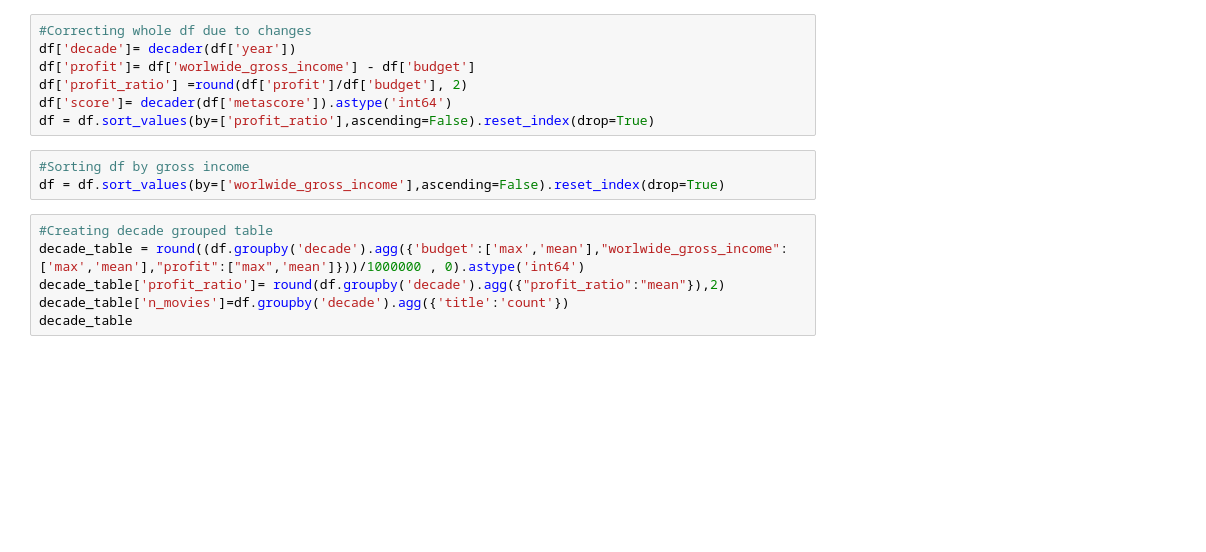
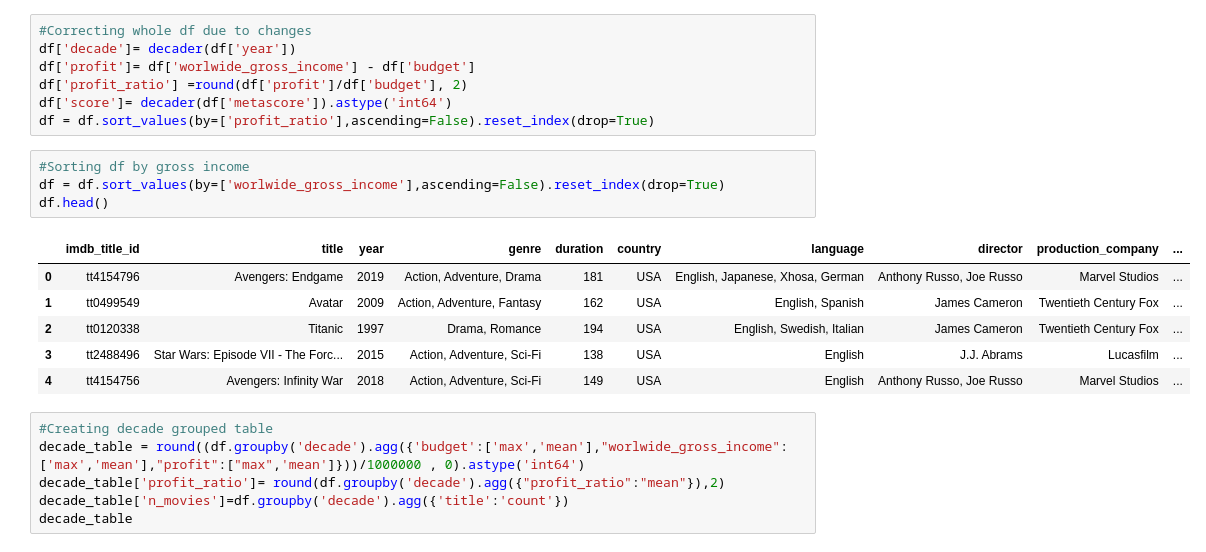
Before and after one commit to Diegon8/Project_3-PopcornTime, a Jupyter notebook: Cleaning_ImdbDF.ipynb, the cells around one changed output. Saved outputs shown, nothing was run; the diff lists cells and outputs as text; blank space fills up the shorter version.

```diff
--- a/Cleaning_ImdbDF.ipynb
+++ b/Cleaning_ImdbDF.ipynb
@@ -60,6 +61,14 @@ df = df.sort_values(by=['profit_ratio'],ascending=False).reset_index(drop=True)
 # %%
 #Sorting df by gross income
 df = df.sort_values(by=['worlwide_gross_income'],ascending=False).reset_index(drop=True)
+df.head()
+# %% [output]
+|  | imdb_title_id | title | year | genre | duration | country | language | director | production_company | ... |
+| 0 | tt4154796 | Avengers: Endgame | 2019 | Action, Adventure, Drama | 181 | USA | English, Japanese, Xhosa, German | Anthony Russo, Joe Russo | Marvel Studios | ... |
+| 1 | tt0499549 | Avatar | 2009 | Action, Adventure, Fantasy | 162 | USA | English, Spanish | James Cameron | Twentieth Century Fox | ... |
+| 2 | tt0120338 | Titanic | 1997 | Drama, Romance | 194 | USA | English, Swedish, Italian | James Cameron | Twentieth Century Fox | ... |
+| 3 | tt2488496 | Star Wars: Episode VII - The Forc... | 2015 | Action, Adventure, Sci-Fi | 138 | USA | English | J.J. Abrams | Lucasfilm | ... |
+| 4 | tt4154756 | Avengers: Infinity War | 2018 | Action, Adventure, Sci-Fi | 149 | USA | English | Anthony Russo, Joe Russo | Marvel Studios | ... |
 # %%
 #Creating decade grouped table
 decade_table = round((df.groupby('decade').agg({'budget':['max','mean'],"worlwide_gross_income":['max','mean'],"profit":["max",'mean']}))/1000000 , 0).astype('int64')
```
Also changed, not shown: parts of 2 cells of this notebook, 1 other file.
